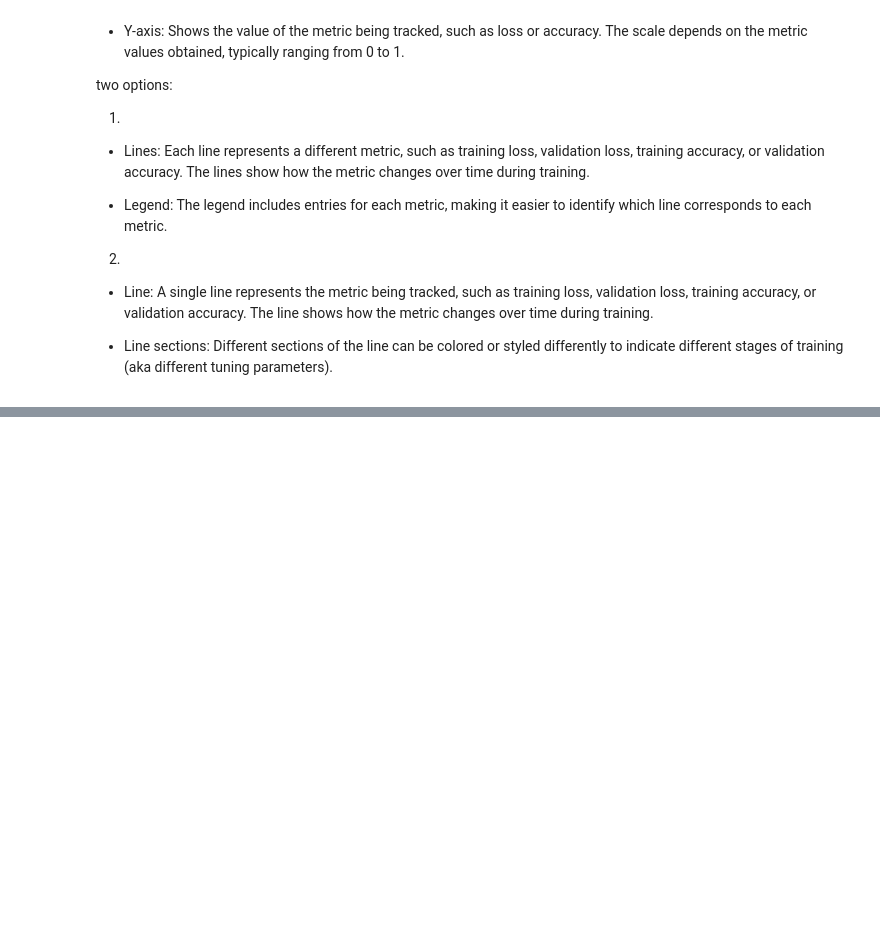
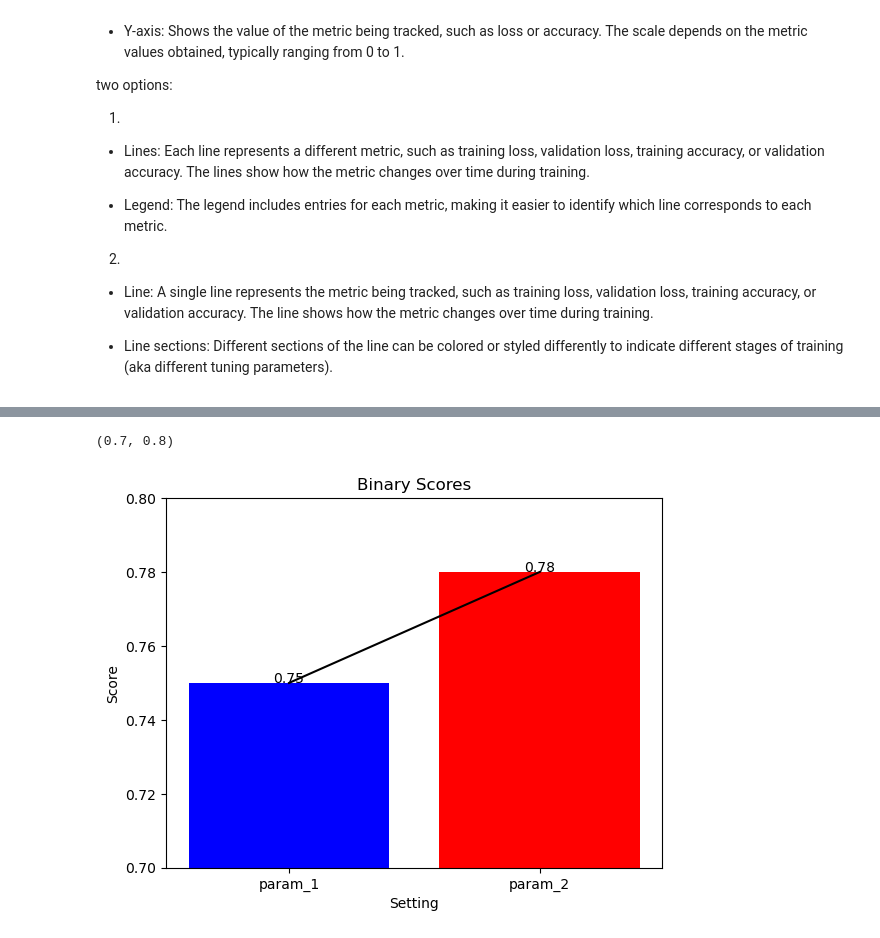
Before and after one commit to DecisionTreeBruining/212B-ML-Project, a Jupyter notebook: assignment_3/local_dev/mlp_visual.ipynb, the cells around one changed output, grey strips where cells are left out. Saved outputs shown, nothing was run; the diff lists cells and outputs as text; code cells hidden in the pictures; blank space fills up the shorter version.

```diff
--- a/assignment_3/local_dev/mlp_visual.ipynb
+++ b/assignment_3/local_dev/mlp_visual.ipynb
@@ -225,0 +265,17 @@ with open(root_path + 'best_model_best_params-Under_Sample_1:1_threshold_20.pkl'
+# %%
+# for binary
+bi_score = [0.75, 0.78]
+# bar plot for binary
+plt.bar(['param_1', 'param_2'], bi_score, color = ['blue', 'red'])
+# add line plot to show trend
+plt.plot(bi_score, color = 'black')
+for i in range(2):
+    plt.text(i, bi_score[i], round(bi_score[i], 3), ha = 'center')
+plt.title('Binary Scores')
+plt.xlabel('Setting')
+plt.ylabel('Score')
+# adjust the y-axis
+plt.ylim(0.7, 0.8)
+# %% [output]
+(0.7, 0.8)
+[figure, added]
```
Also changed, not shown: parts of 42 cells of this notebook.
